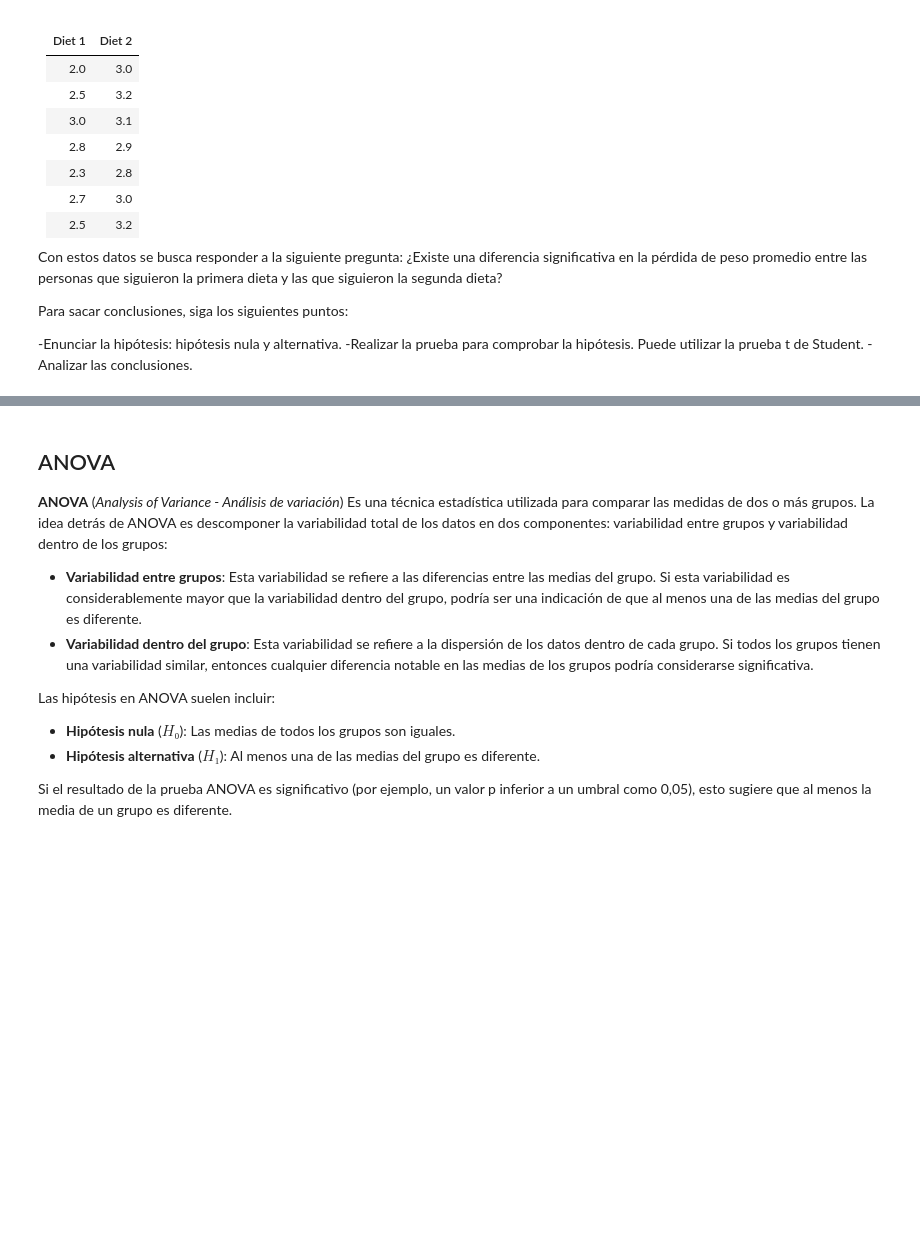
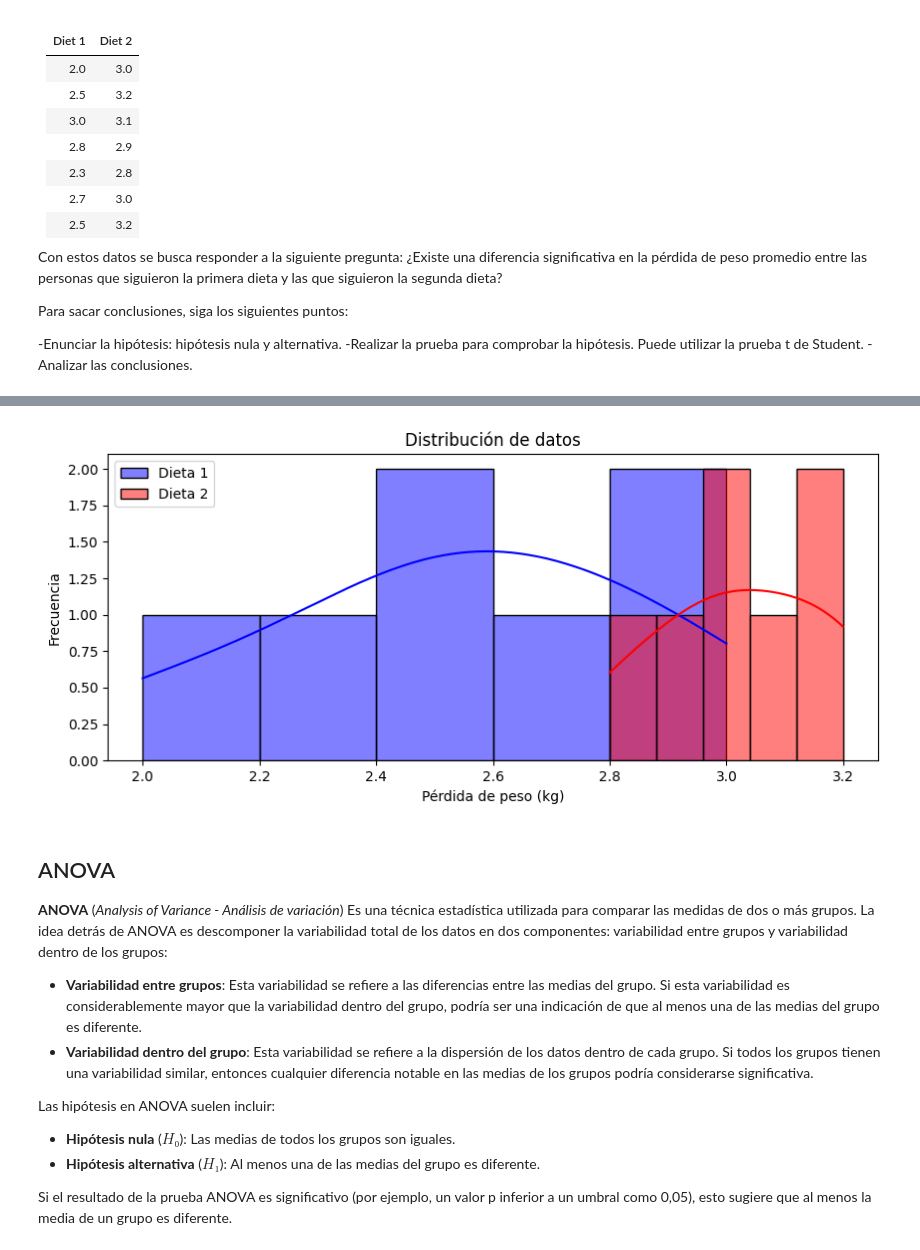
Before and after one commit to 4GeeksAcademy/Jose-Luis-M-Pruebas-de-Hip-tesis-, a Jupyter notebook: notebook/problems.es.ipynb, the cells around one changed output, grey strips where cells are left out. Cells and saved outputs as stored; diff of their text form; code cells hidden in the pictures; blank space fills up the shorter version.

```diff
--- a/notebook/problems.es.ipynb
+++ b/notebook/problems.es.ipynb
@@ -61,4 +63,16 @@ Conclusión: Rechazamos H₀
 [figure]
+# %%
+# Ej 1: falta testear la normalidad (si las dos secuencias se comportan como distribuciones normales)
+plt.figure(figsize=(10, 4))
+sns.histplot(dieta_1, kde=True, color="blue", label="Dieta 1", bins=5)
+sns.histplot(dieta_2, kde=True, color="red", label="Dieta 2", bins=5)
+plt.legend()
+plt.title("Distribución de datos")
+plt.xlabel("Pérdida de peso (kg)")
+plt.ylabel("Frecuencia")
+plt.show()
+# %% [output]
+[figure, added]
 # %% [markdown]
 ## ANOVA
 
```
Also changed, not shown: parts of 5 cells of this notebook.
